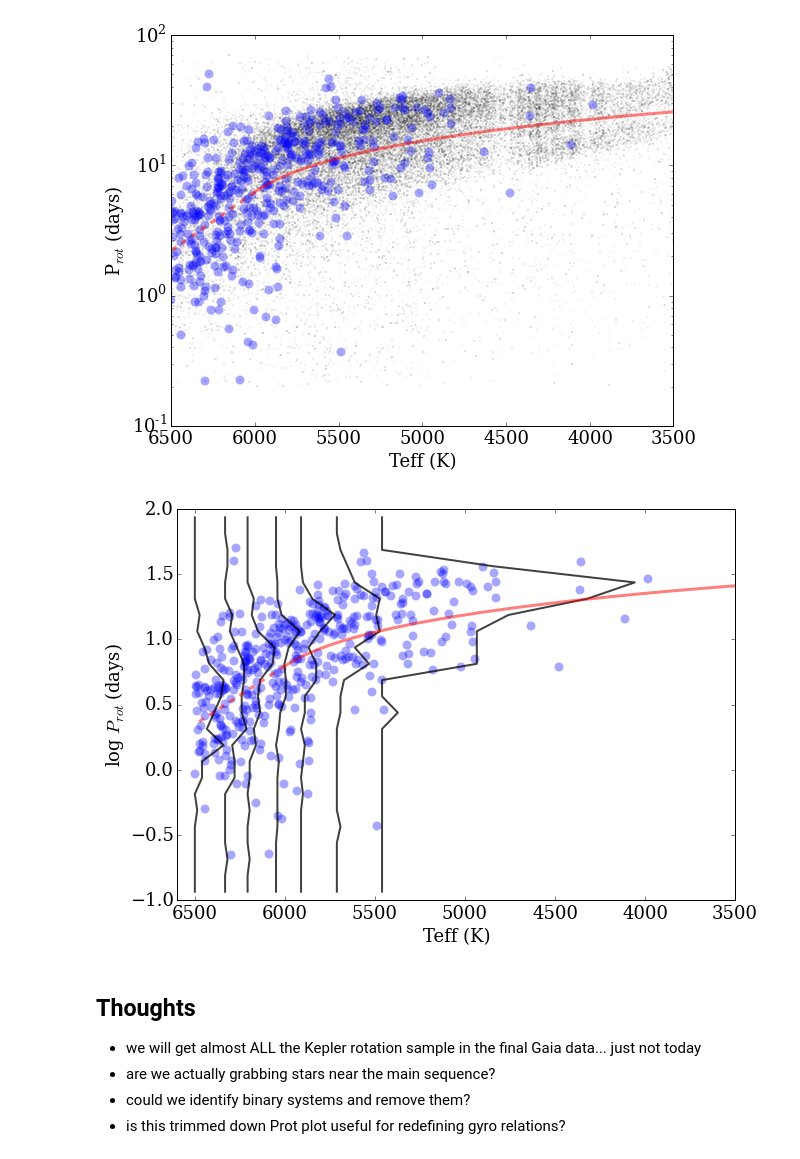
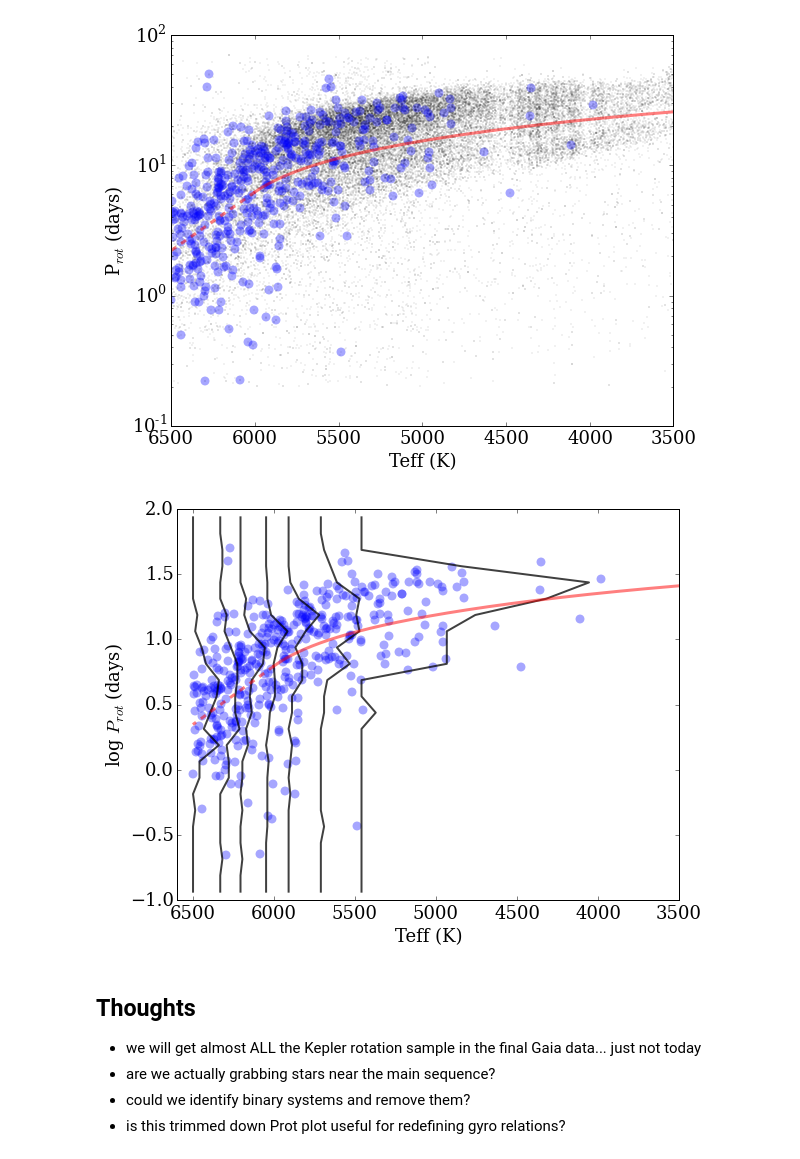
Before and after one commit to jradavenport/gaia_rot, a Jupyter notebook: explore.ipynb, the cells around one changed output. Drawn from its saved outputs; the diff is of its cells as text; code cells hidden in the pictures.

```diff
--- a/explore.ipynb
+++ b/explore.ipynb
@@ -360,6 +360,8 @@ np.floor(len(msok[0]) / 7.)
 def EqBins(obj, N):
     '''
     Return edges for N bins from numpy array obj with equal numbers of items
+
+    (returns N+1 edges)
     '''
     Npts = np.floor(len(obj) / N)
     ss = np.argsort(obj)
@@ -407,40 +409,40 @@ plt.savefig('fig4alt.png', dpi=300, bbox_inches='tight', pad_inches=0.25)
 [figure]
 # %%
 # emulate the classic McQuillan stacked histogram plot, now with equal number star bins
-plt.figure(figsize=(10,7))
+plt.figure(figsize=(9,7))
 plt.scatter(gaia[u'Teff'].values[ok][msok],
             np.log10(gaia[u'Prot'].values[ok][msok]),
             s=80, alpha=0.35, lw=0)
 
 Nbins = 7
 Tbins = EqBins(gaia[u'Teff'].values[ok][msok], Nbins)
 
 pbins = np.linspace(-1, 2, 25)
 
 for k in range(Nbins):
     x = np.where((gaia[u'Teff'].values[ok][msok] >= Tbins[k]) &
                  (gaia[u'Teff'].values[ok][msok] <= Tbins[k+1]))
 
     if len(x[0]) > 0:
         yhist, bin_edges = np.histogram(np.log10(gaia[u'Prot'].values[ok][msok][x]), bins=pbins)
 
         bsize = np.float(Tbins[k+1] - Tbins[k])
         plt.plot(-yhist*bsize/np.nanmax(yhist)*0.95 + Tbins[k+1],
                  (bin_edges[1:]+bin_edges[0:-1])/2., c='k', lw=2, alpha=0.75)
 
 plt.xlim(6600,3500)
 plt.ylim(-1,2)
 
 plt.plot(gaia[u'Teff'].values[sb][iok], np.log10(mid_iso[sb][iok]), c='red', lw=3, alpha=0.5)
 plt.plot(np.arange(6000,6600,100), (np.arange(6000,6600,100)*m+b), c='red', lw=3, alpha=0.5, linestyle='dashed')
 
 
 plt.xlabel('Teff (K)')
 plt.ylabel('log $P_{rot}$ (days)')
 # plt.title('Stars close to main sequence')
 plt.savefig('fig5.png', dpi=300, bbox_inches='tight', pad_inches=0.25)
 # %% [output]
-[figure, old version]
+[figure, new version]
 # %%
 # now count how many stars are above or below this "mid-point isochrone"
 
```
Also changed, not shown: parts of 2 cells of this notebook.
